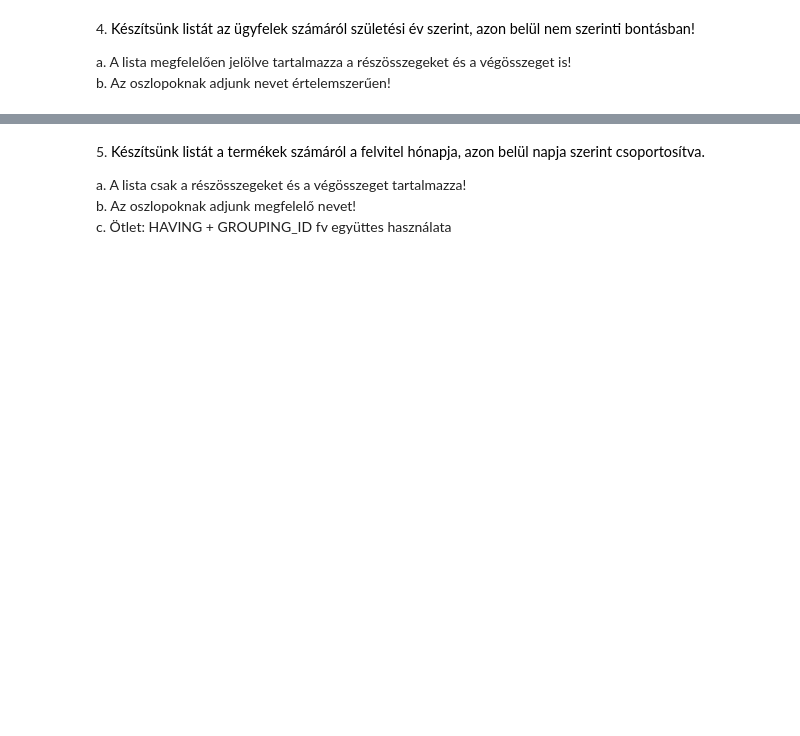
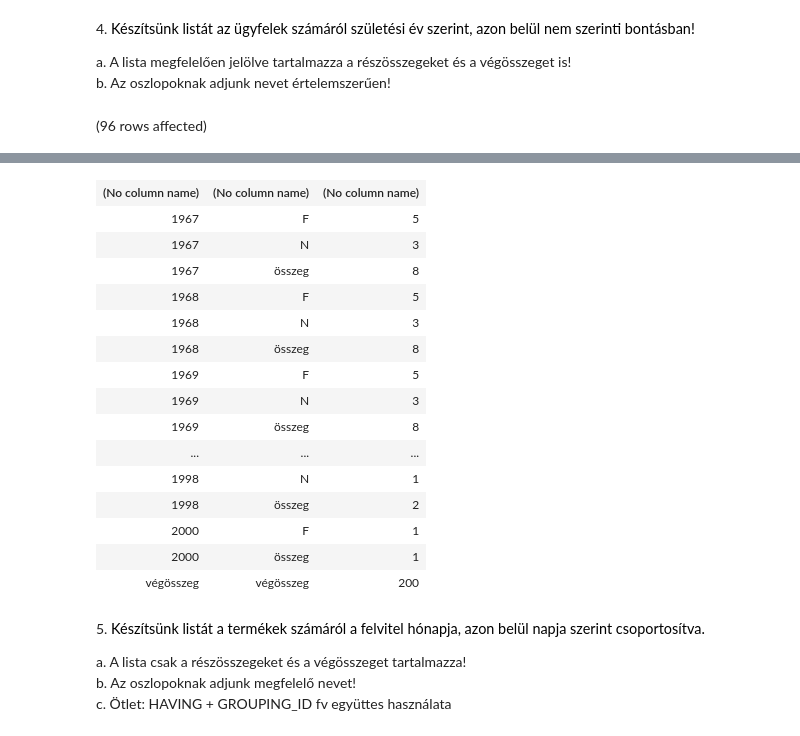
Before and after one commit to gaborbrown/sql, a Jupyter notebook: gyakorlat04_feladatok.ipynb, the cells around one changed output, grey strips where cells are left out. Cells and saved outputs as stored; diff of their text form; code cells hidden in the pictures; blank space fills up the shorter version.

```diff
--- a/gyakorlat04_feladatok.ipynb
+++ b/gyakorlat04_feladatok.ipynb
@@ -101,3 +133,15 @@ Total execution time: 00:00:00.004
 
 a. A lista megfelelően jelölve tartalmazza a részösszegeket és a végösszeget is!
 b. Az oszlopoknak adjunk nevet értelemszerűen!
+# %%
+SELECT  IIF(GROUPING_ID(szulev)=1, 'végösszeg', cast(szulev as nvarchar)),
+        case(GROUPING_ID(szulev, nem))
+        when 1 then 'összeg'
+        when 3 then 'végösszeg'
+        else nem
+        end,
+        COUNT(*)
+from Ugyfel
+group by ROLLUP(SZULEV, NEM)
+# %% [output]
+(96 rows affected)
@@ -104,3 +149,19 @@ b. Az oszlopoknak adjunk nevet értelemszerűen!
+| (No column name) | (No column name) | (No column name) |
+| 1967 | F | 5 |
+| 1967 | N | 3 |
+| 1967 | összeg | 8 |
+| 1968 | F | 5 |
+| 1968 | N | 3 |
+| 1968 | összeg | 8 |
+| 1969 | F | 5 |
+| 1969 | N | 3 |
+| 1969 | összeg | 8 |
+| ... | ... | ... |
+| 1998 | N | 1 |
+| 1998 | összeg | 2 |
+| 2000 | F | 1 |
+| 2000 | összeg | 1 |
+| végösszeg | végösszeg | 200 |
 # %% [markdown]
 5. <span style="background-color: rgb(255, 255, 255); color: rgb(0, 0, 0); font-family: &quot;Open Sans&quot;, sans-serif; font-size: 14.44px;">Készítsünk listát a termékek számáról a felvitel hónapja, azon belül napja szerint csoportosítva.&nbsp;</span>
 
```
Also changed, not shown: parts of 4 cells of this notebook.
